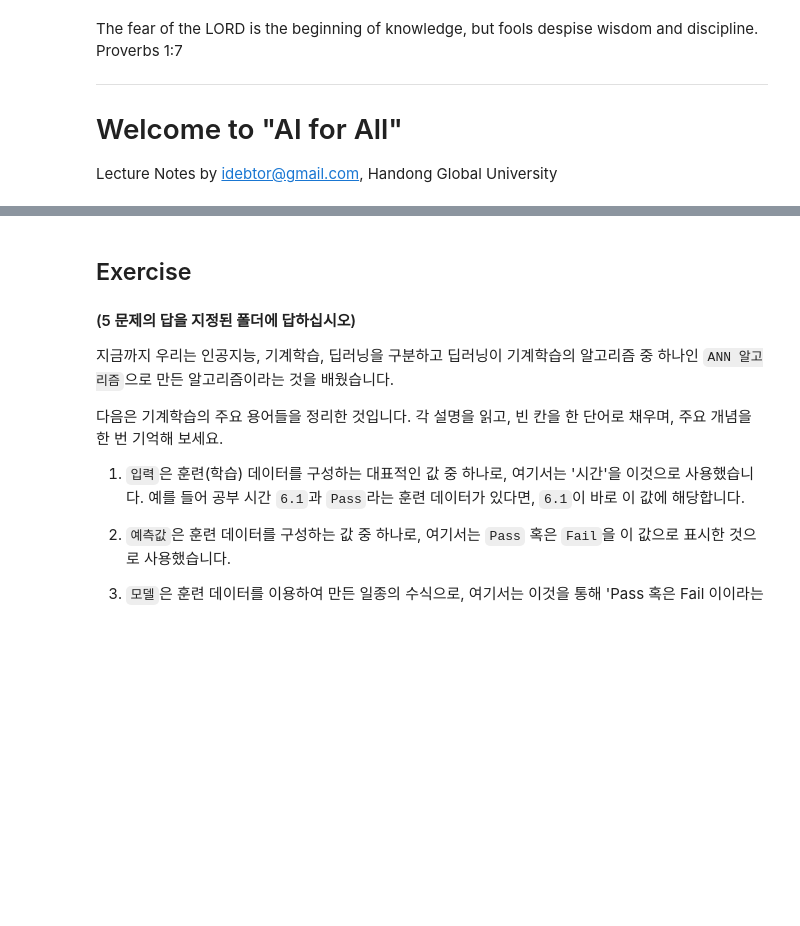
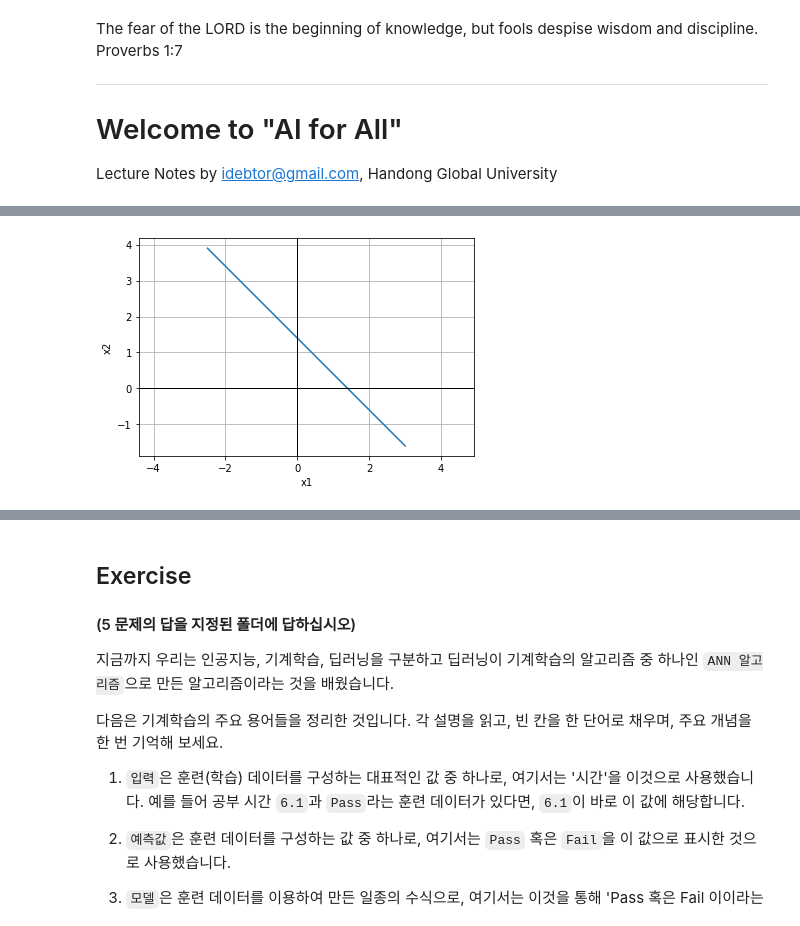
Before and after one commit to Younhong/JoyAIx, a Jupyter notebook: younhong/assignment/21400022_KoYounhong_ai1.ipynb, the cells around one changed output, grey strips where cells are left out. Cells and saved outputs as stored; diff of their text form; code cells hidden in the pictures; blank space fills up the shorter version.

```diff
--- a/younhong/assignment/21400022_KoYounhong_ai1.ipynb
+++ b/younhong/assignment/21400022_KoYounhong_ai1.ipynb
@@ -8,0 +316,22 @@ Lecture Notes by idebtor@gmail.com, Handong Global University
+# %%
+import numpy as np
+import matplotlib.pyplot as plt
+
+# code to plot the line b + w_1 x_1 + w_2 x_2 = 0
+w1 = 0.5
+w2 = 0.5
+b = -0.7
+x1 = np.arange(-2.5, 3.5, .5)
+x2 = -b/w2 - w1/w2*x1
+
+plt.plot(x1, x2)
+plt.axhline(0, color='black', linewidth=1)
+plt.axvline(0, color='black', linewidth=1)
+plt.axis('equal')
+plt.grid(True)
+plt.xlabel('x1')
+plt.ylabel('x2')
+#plt.savefig('images\weights_bias.png')
+plt.show()
+# %% [output]
+[figure, added]
```
Also changed, not shown: parts of 127 cells of this notebook, 2 other files.
